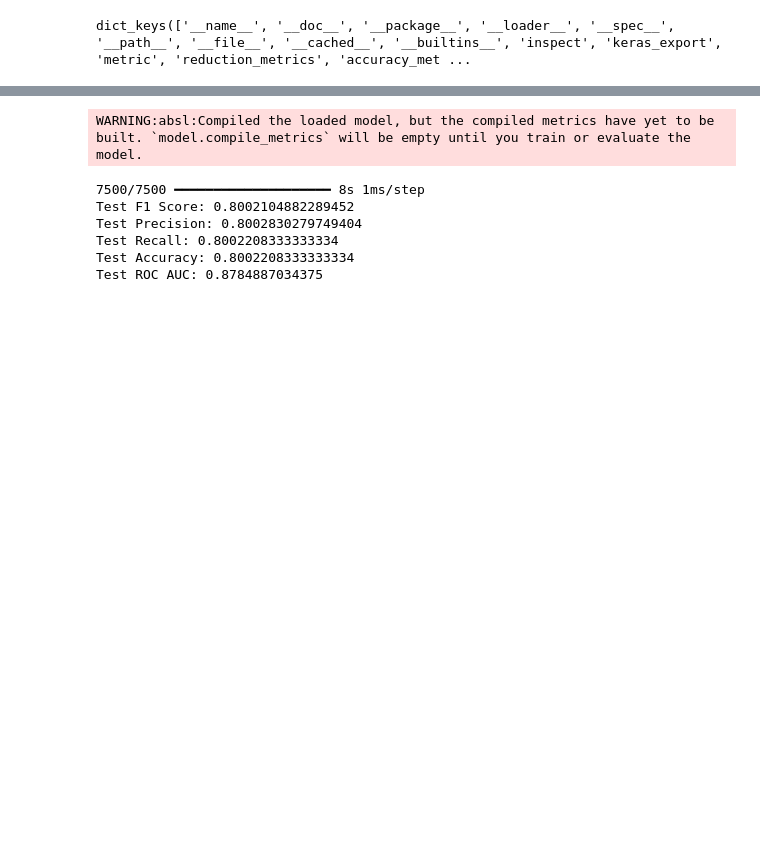
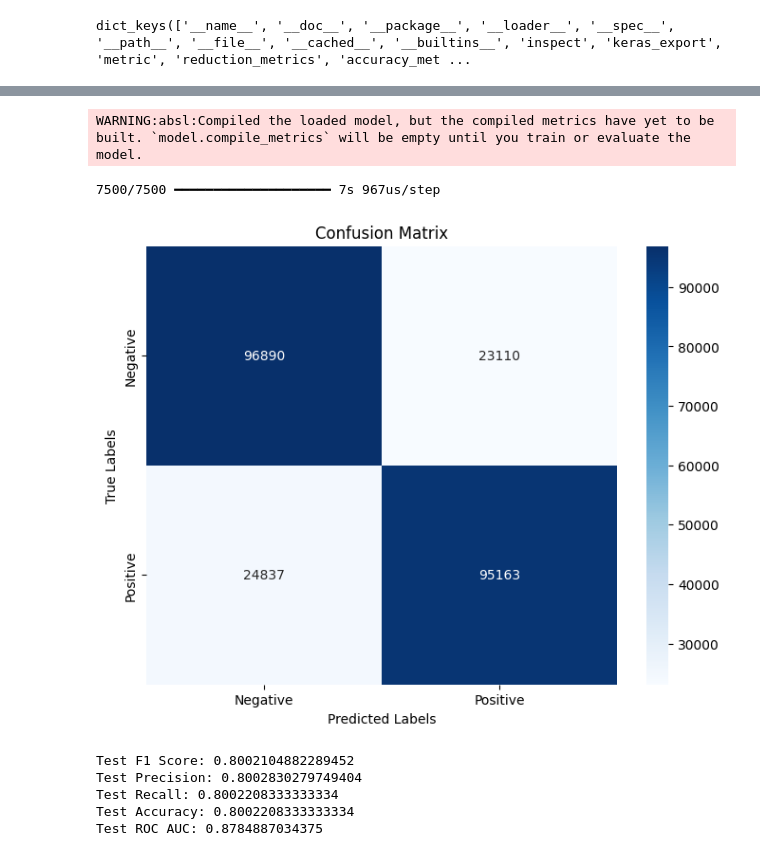
Before and after one commit to hendrykik/Sentiment_analysys, a Jupyter notebook: final.ipynb, the cells around one changed output, grey strips where cells are left out. Cells and saved outputs as stored; diff of their text form; code cells hidden in the pictures; blank space fills up the shorter version.

```diff
--- a/final.ipynb
+++ b/final.ipynb
@@ -548,26 +580,38 @@ Test ROC AUC: 0.88842134625
 # %%
 # Load the model and prepare the test data
 best_model_CNN_evaluation = load_model('models/best_cnn_sentiment_model.h5')
 test_preds = best_model_CNN_evaluation.predict(X_test)
 test_preds_binary = (test_preds > 0.5).astype(int)
 
 # Calculate metrics on test data
 test_f1 = f1_score(y_test, test_preds_binary, average='macro')
 test_precision = precision_score(y_test, test_preds_binary, average='macro')
 test_recall = recall_score(y_test, test_preds_binary, average='macro')
 test_accuracy = accuracy_score(y_test, test_preds_binary)
 test_auc = roc_auc_score(y_test, test_preds, average='macro')
 
+# Oblicz macierz konfuzji
+conf_matrix = confusion_matrix(y_test, test_preds_binary)
+
+# Wizualizacja macierzy
+plt.figure(figsize=(8, 6))
+sns.heatmap(conf_matrix, annot=True, fmt='d', cmap='Blues', xticklabels=['Negative', 'Positive'], yticklabels=['Negative', 'Positive'])
+plt.xlabel('Predicted Labels')
+plt.ylabel('True Labels')
+plt.title('Confusion Matrix')
+plt.show()
+
 print('Test F1 Score:', test_f1)
 print('Test Precision:', test_precision)
 print('Test Recall:', test_recall)
 print('Test Accuracy:', test_accuracy)
 print('Test ROC AUC:', test_auc)
 # %% [output]
 WARNING:absl:Compiled the loaded model, but the compiled metrics have yet to be built. `model.compile_metrics` will be empty until you train or evaluate the model.
-7500/7500 ━━━━━━━━━━━━━━━━━━━━ 8s 1ms/step
-Test F1 Score: 0.8002104882289452
-Test Precision: 0.8002830279749404
-Test Recall: 0.8002208333333334
-Test Accuracy: 0.8002208333333334
-Test ROC AUC: 0.8784887034375
+7500/7500 ━━━━━━━━━━━━━━━━━━━━ 7s 967us/step
+[figure, added]
+Test F1 Score: 0.8002104882289452
+Test Precision: 0.8002830279749404
+Test Recall: 0.8002208333333334
+Test Accuracy: 0.8002208333333334
+Test ROC AUC: 0.8784887034375
```
Also changed, not shown: parts of 8 cells of this notebook, 9 other files.
